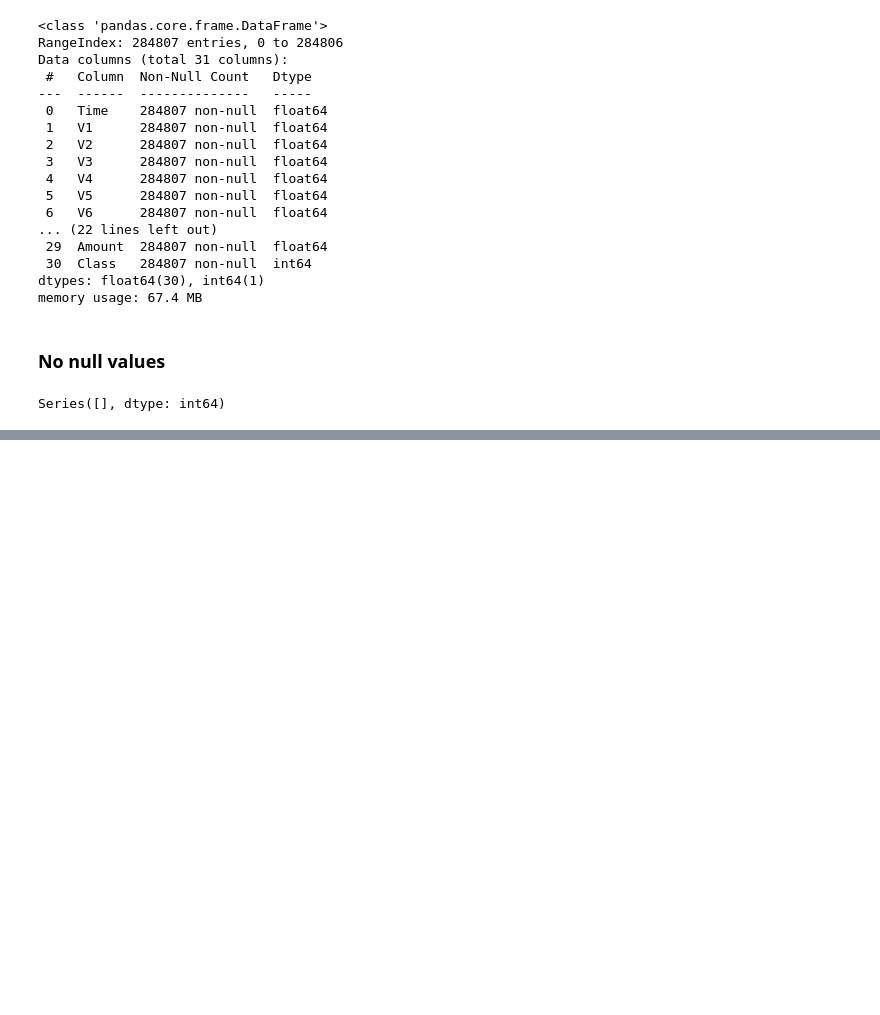
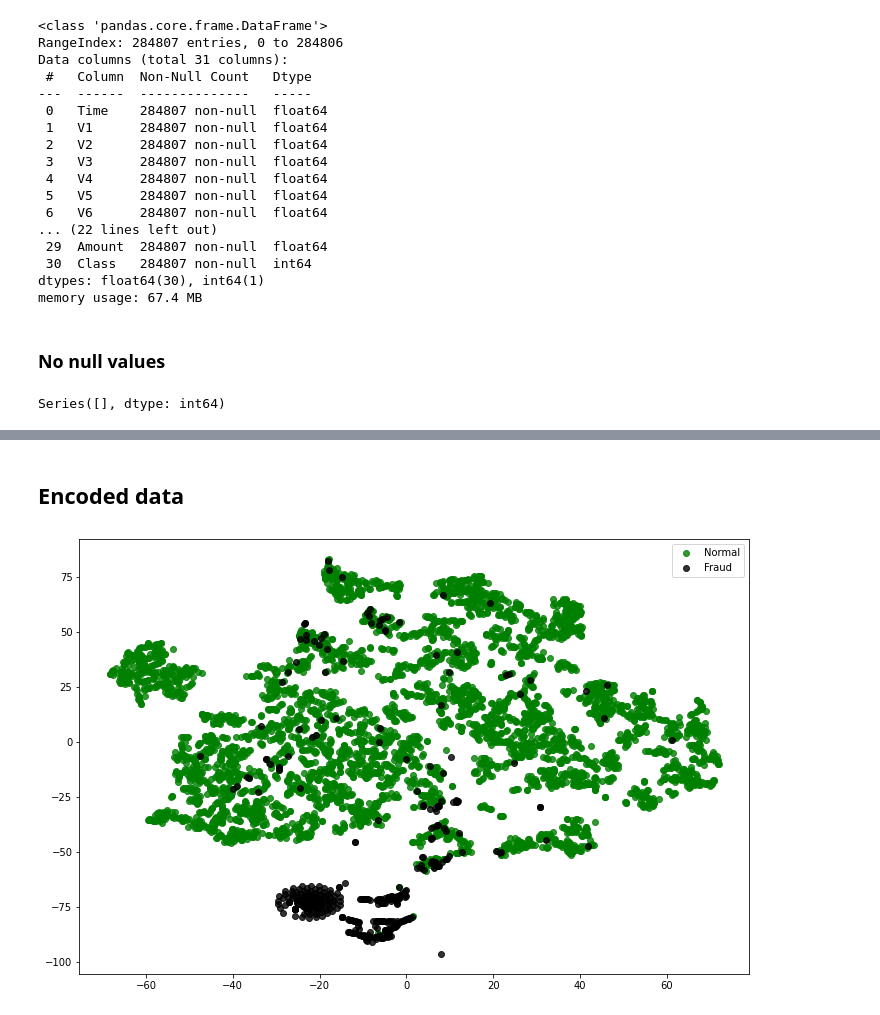
Before and after one commit to GustavoGil13/anomaly-detection-autoencoder, a Jupyter notebook: anomaly_detection.ipynb, the cells around one changed output, grey strips where cells are left out. Cells and saved outputs as stored; diff of their text form; code cells hidden in the pictures; blank space fills up the shorter version.

```diff
--- a/anomaly_detection.ipynb
+++ b/anomaly_detection.ipynb
@@ -243,0 +154,17 @@ plt.show()
+# %%
+## Encoder
+encoder_input = keras.layers.Input(shape = (input_size,))
+l = keras.layers.Dense(100, activation = "tanh")(encoder_input)
+l = keras.layers.Dense(50, activation = "tanh")(l)
+l = keras.layers.Dense(25, activation = "tanh")(l)
+l = keras.layers.Dense(12, activation = "tanh")(l)
+encoder_output = keras.layers.Dense(6, activation = "relu", name = "bottleneck")(l)
+## Decoder
+decoder_input = keras.layers.Dense(12, activation = "tanh")(encoder_output)
+l = keras.layers.Dense(25, activation = "tanh")(decoder_input)
+l = keras.layers.Dense(50, activation = "tanh")(l)
+l = keras.layers.Dense(100, activation = "tanh")(l)
+decoder_output = keras.layers.Dense(input_size, activation = "relu")(l)
+## Autoencoder model
+autoencoder = keras.Model(encoder_input, decoder_output, name = "autoencoder")
+autoencoder.summary()
@@ -243,0 +210,16 @@ plt.show()
+# %% [markdown]
+## Encoded data
+# %%
+encoder = keras.Model(encoder_input, encoder_output, name = "encoder")
+# %%
+normal_transactions_encoder = encoder.predict(X_scaled_normal)
+fraud_transactions_encoder = encoder.predict(X_scaled_fraud)
+# %%
+encoded_X = np.append(normal_transactions_encoder, fraud_transactions_encoder, axis = 0)
+y_normal = np.zeros(normal_transactions_encoder.shape[0])
+y_fraud = np.ones(fraud_transactions_encoder.shape[0])
+encoded_y = np.append(y_normal, y_fraud, axis = 0)
+# %%
+dimensionality_plot(encoded_X, encoded_y)
+# %% [output]
+[figure, added]
```
Also changed, not shown: parts of 54 cells of this notebook.
